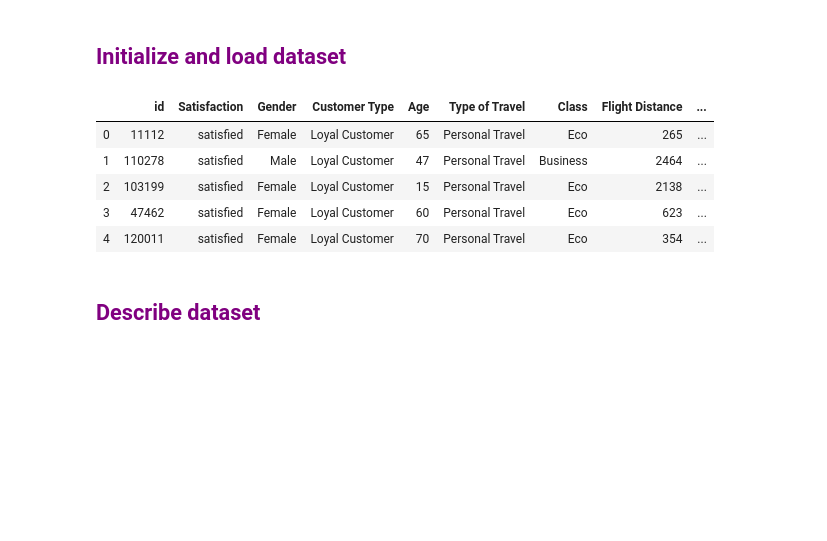
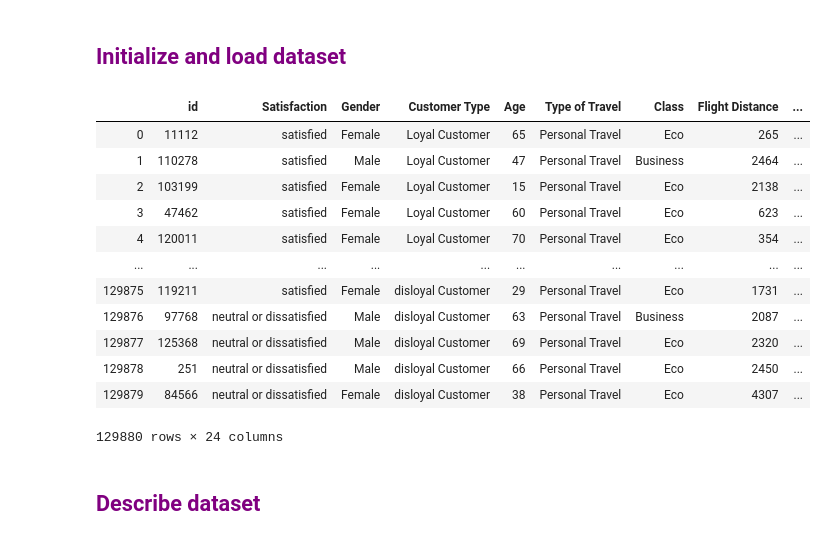
Before and after one commit to haloapping/odading-mang-oleh, a Jupyter notebook: Descriptive Analysis.ipynb, the cells around one changed output. Saved outputs shown, nothing was run; the diff lists cells and outputs as text; code cells hidden in the pictures; blank space fills up the shorter version.

```diff
--- a/Descriptive Analysis.ipynb
+++ b/Descriptive Analysis.ipynb
@@ -72,14 +72,21 @@ This dataset consists of 24 features, including:
 airline_passenger_satisfaction = pd.read_csv('dataset/airline_passenger_satisfaction.csv', sep=';')
 # %%
 pd.set_option('display.max_columns', None)
-airline_passenger_satisfaction.head()
+airline_passenger_satisfaction
 # %% [output]
 |  | id | Satisfaction | Gender | Customer Type | Age | Type of Travel | Class | Flight Distance | ... |
 | 0 | 11112 | satisfied | Female | Loyal Customer | 65 | Personal Travel | Eco | 265 | ... |
 | 1 | 110278 | satisfied | Male | Loyal Customer | 47 | Personal Travel | Business | 2464 | ... |
 | 2 | 103199 | satisfied | Female | Loyal Customer | 15 | Personal Travel | Eco | 2138 | ... |
 | 3 | 47462 | satisfied | Female | Loyal Customer | 60 | Personal Travel | Eco | 623 | ... |
 | 4 | 120011 | satisfied | Female | Loyal Customer | 70 | Personal Travel | Eco | 354 | ... |
+| ... | ... | ... | ... | ... | ... | ... | ... | ... | ... |
+| 129875 | 119211 | satisfied | Female | disloyal Customer | 29 | Personal Travel | Eco | 1731 | ... |
+| 129876 | 97768 | neutral or dissatisfied | Male | disloyal Customer | 63 | Personal Travel | Business | 2087 | ... |
+| 129877 | 125368 | neutral or dissatisfied | Male | disloyal Customer | 69 | Personal Travel | Eco | 2320 | ... |
+| 129878 | 251 | neutral or dissatisfied | Male | disloyal Customer | 66 | Personal Travel | Eco | 2450 | ... |
+| 129879 | 84566 | neutral or dissatisfied | Female | disloyal Customer | 38 | Personal Travel | Eco | 4307 | ... |
+129880 rows × 24 columns
 # %% [markdown]
 <h2 style='color: purple;'>Describe dataset</h2>
 # %% [markdown]
```
Also changed, not shown: parts of 2 cells of this notebook.
